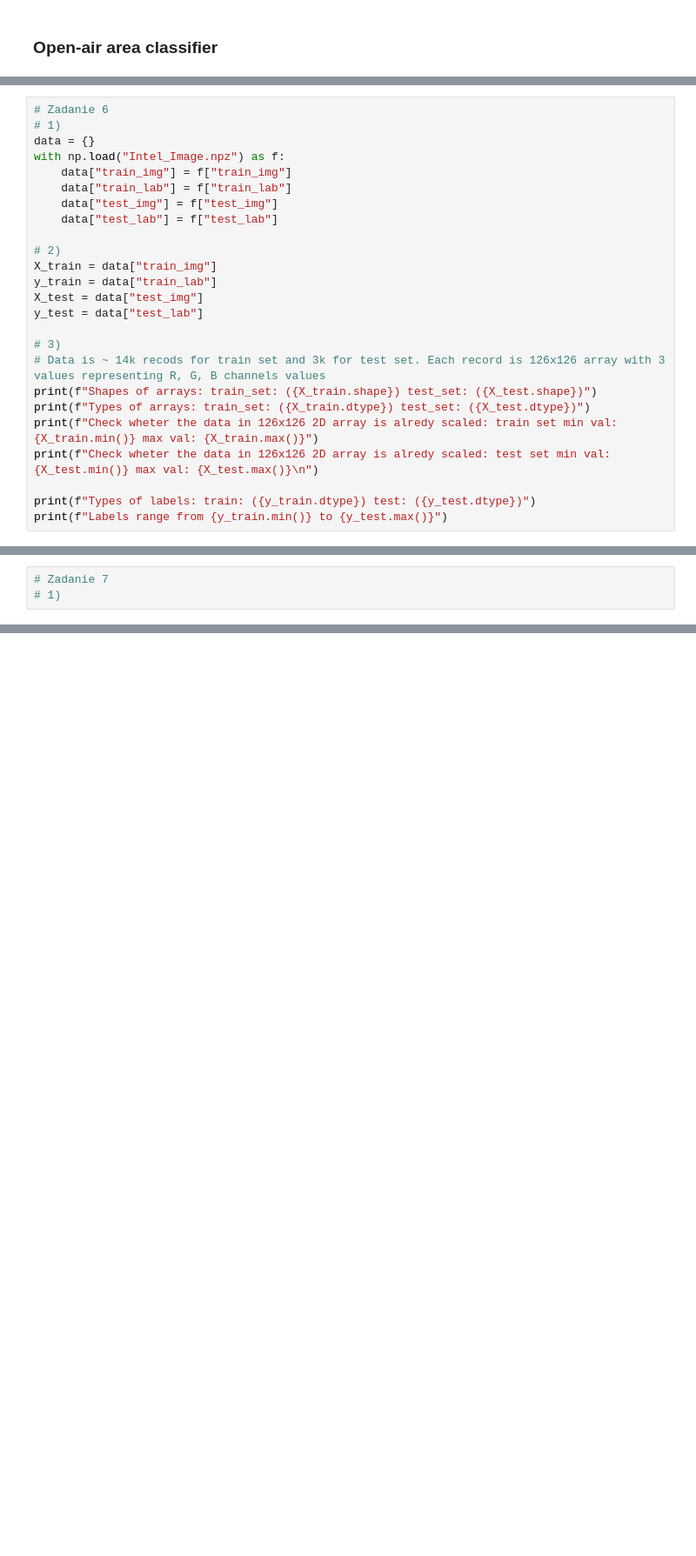
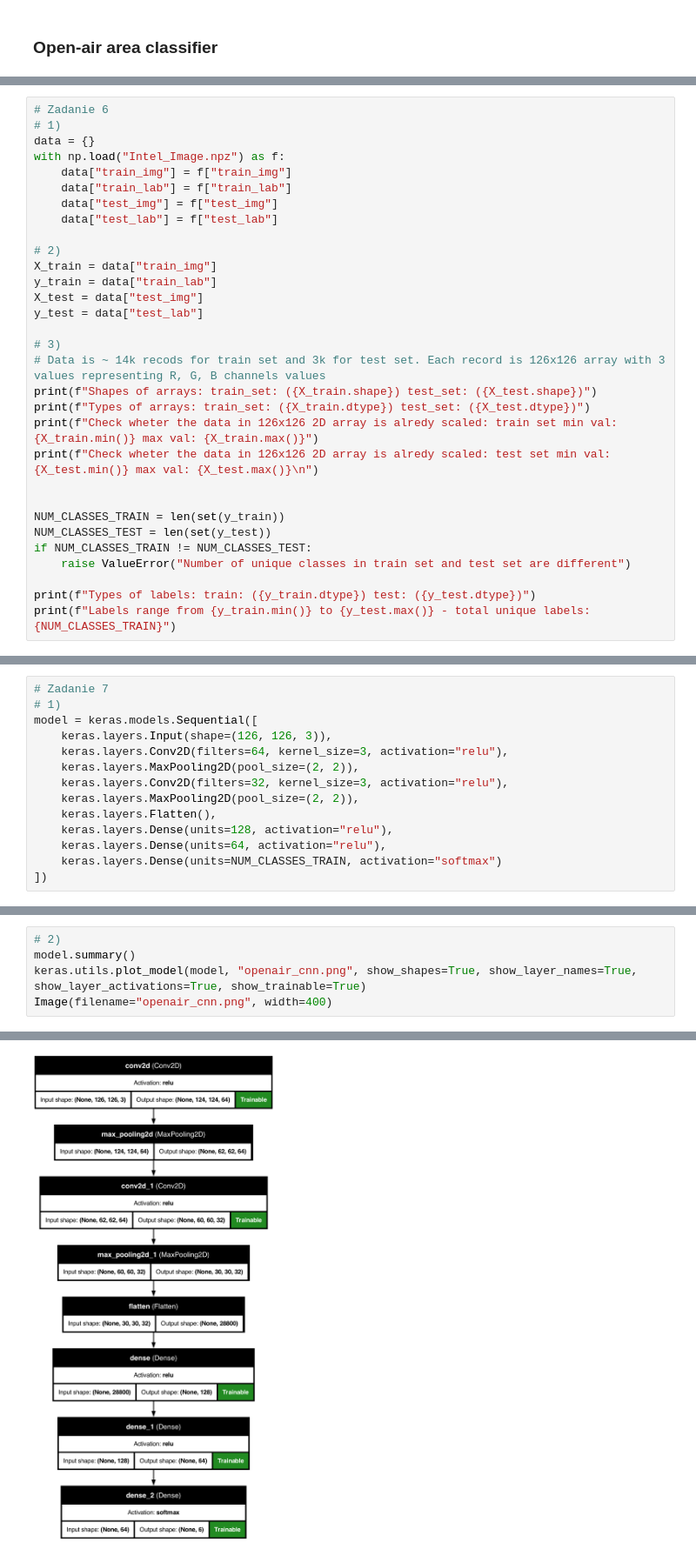
Before and after one commit to jancewicz/PJATK---Artificial-Intelligence-Postgraduate-Studies-, a Jupyter notebook: keras/openair-classifier/openair.ipynb, the cells around one changed output, grey strips where cells are left out. Shown at 87% size. Saved outputs shown, nothing was run; the diff lists cells and outputs as text; blank space fills up the shorter version.

Commit message:
first iteration of openair cnn training

```diff
--- a/keras/openair-classifier/openair.ipynb
+++ b/keras/openair-classifier/openair.ipynb
@@ -29,8 +35,14 @@ print(f"Types of arrays: train_set: ({X_train.dtype}) test_set: ({X_test.dtype})
 print(f"Check wheter the data in 126x126 2D array is alredy scaled: train set min val: {X_train.min()} max val: {X_train.max()}")
 print(f"Check wheter the data in 126x126 2D array is alredy scaled: test set min val: {X_test.min()} max val: {X_test.max()}\n")
 
+
+NUM_CLASSES_TRAIN = len(set(y_train))
+NUM_CLASSES_TEST = len(set(y_test))
+if NUM_CLASSES_TRAIN != NUM_CLASSES_TEST:
+    raise ValueError("Number of unique classes in train set and test set are different")
+
 print(f"Types of labels: train: ({y_train.dtype}) test: ({y_test.dtype})")
-print(f"Labels range from {y_train.min()} to {y_test.max()}")
+print(f"Labels range from {y_train.min()} to {y_test.max()} - total unique labels: {NUM_CLASSES_TRAIN}")
 # %% [output]
 Shapes of arrays: train_set: ((14034, 126, 126, 3)) test_set: ((3000, 126, 126, 3))
 Types of arrays: train_set: (float32) test_set: (float32)
@@ -68,3 +80,14 @@ plt.show()
 # %%
 # Zadanie 7
 # 1)
+model = keras.models.Sequential([
+    keras.layers.Input(shape=(126, 126, 3)),
+    keras.layers.Conv2D(filters=64, kernel_size=3, activation="relu"),
+    keras.layers.MaxPooling2D(pool_size=(2, 2)),
+    keras.layers.Conv2D(filters=32, kernel_size=3, activation="relu"),
+    keras.layers.MaxPooling2D(pool_size=(2, 2)),
+    keras.layers.Flatten(),
+    keras.layers.Dense(units=128, activation="relu"),
+    keras.layers.Dense(units=64, activation="relu"),
+    keras.layers.Dense(units=NUM_CLASSES_TRAIN, activation="softmax")
+])
@@ -70,0 +101,6 @@ plt.show()
+# %%
+# 2)
+model.summary()
+keras.utils.plot_model(model, "openair_cnn.png", show_shapes=True, show_layer_names=True, show_layer_activations=True, show_trainable=True)
+Image(filename="openair_cnn.png", width=400)
+# %% [output]
@@ -70,0 +130 @@ plt.show()
+[figure, added]
```
Also changed, not shown: parts of 7 cells of this notebook.
